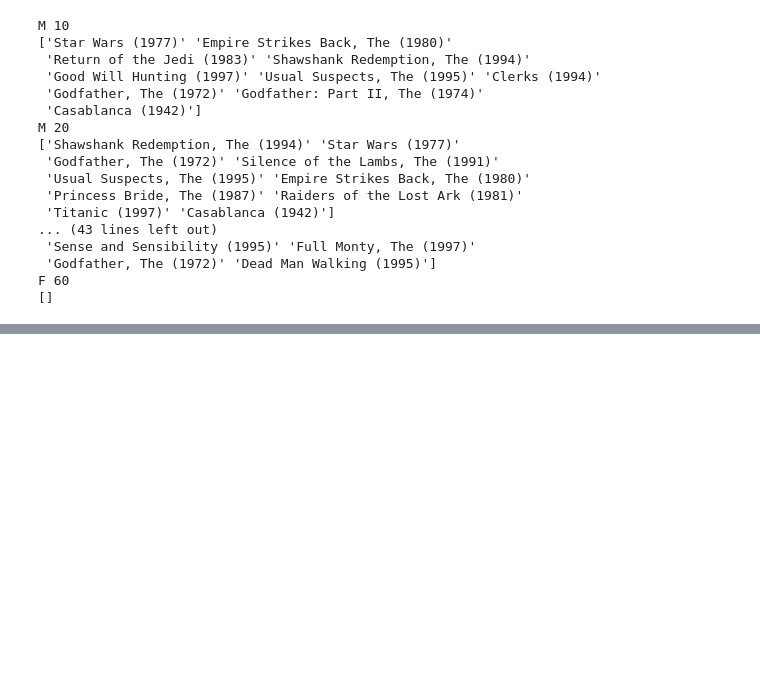
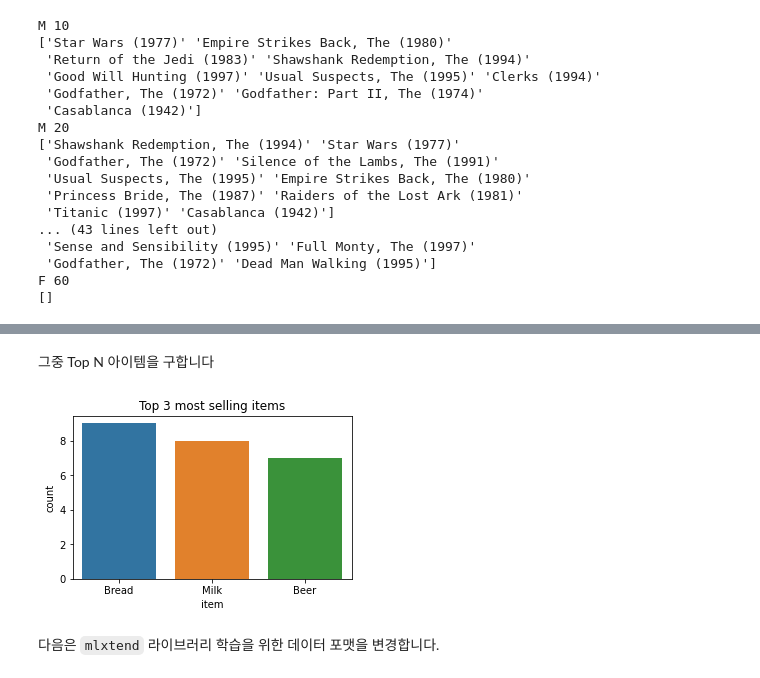
Before and after one commit to pray92/recommendation_system, a Jupyter notebook: recommendation_system_week_1st_practice.ipynb, the cells around one changed output, grey strips where cells are left out. Saved outputs shown, nothing was run; the diff lists cells and outputs as text; code cells hidden in the pictures; blank space fills up the shorter version.

```diff
--- a/recommendation_system_week_1st_practice.ipynb
+++ b/recommendation_system_week_1st_practice.ipynb
@@ -426,0 +593,24 @@ F 60
+# %%
+# 3-frequency itemset을 생성하는 과정
+
+k = 3
+
+# 2-itemset을 사용해서 후보 3-itemset들을 생성합니다
+three_item_set = set([term1.union(term2) for term1 in two_freq_set for term2 in two_freq_set if len(term1.union(term2)) == k])
+
+three_freq_set  = set()
+three_freq_dict = defaultdict(int)
+
+# 2-itemset의 support count 계산
+for item in three_item_set:
+    three_freq_dict[item] += sum([1 for trans in trans_list_set if item.issubset(trans)])
+
+# 2-itemset 가운데 min support 이상의 itemset만 보존시킨다.
+n = len(trans_list_set)
+for item, cnt in three_freq_dict.items():
+    support = float(cnt) / n
+    if support >= min_support:
+        three_freq_set.add(item)
+        support_dict[item] = support
+
+support_dict
@@ -426,0 +777,13 @@ F 60
+# %%
+file_path = '/content/drive/MyDrive/Colab_Notebook/learning_spoons_recommendation_system/data/transaction.csv'
+transaction_df = pd.DataFrame(columns=['transaction', 'item'])
+
+index = 0
+with open(file_path, 'r') as file:
+    reader = csv.reader(file, delimiter=',')
+    for line in reader:
+        for item in line:
+            transaction_df.loc[len(transaction_df)] = [index, item]
+        index += 1
+
+transaction_df
@@ -426,0 +808,12 @@ F 60
+# %% [markdown]
+그중 Top N 아이템을 구합니다
+# %%
+plt.figure(figsize=(5,3))
+order = transaction_df['item'].value_counts()[:3].index
+sns.countplot(x='item', data=transaction_df, order=order)
+plt.title('Top 3 most selling items')
+plt.show()
+# %% [output]
+[figure, added]
+# %% [markdown]
+다음은 `mlxtend` 라이브러리 학습을 위한 데이터 포맷을 변경합니다.
```
Also changed, not shown: parts of 41 cells of this notebook, 2 other files.
